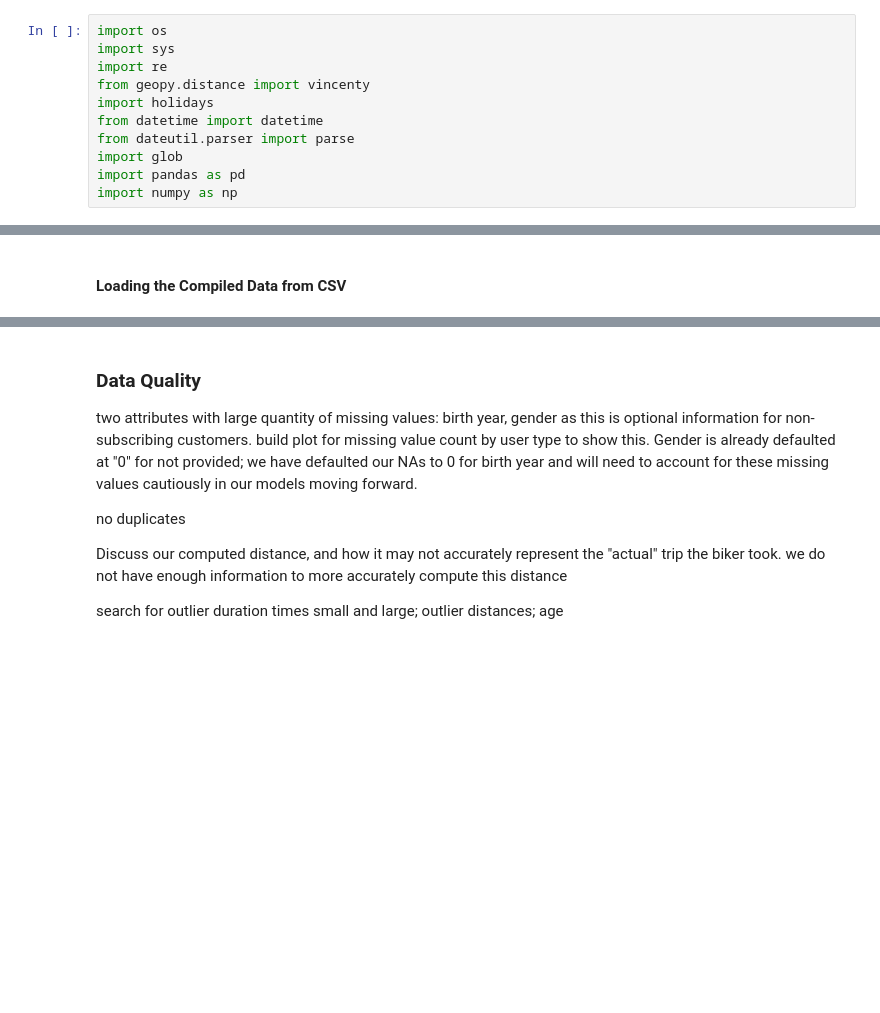
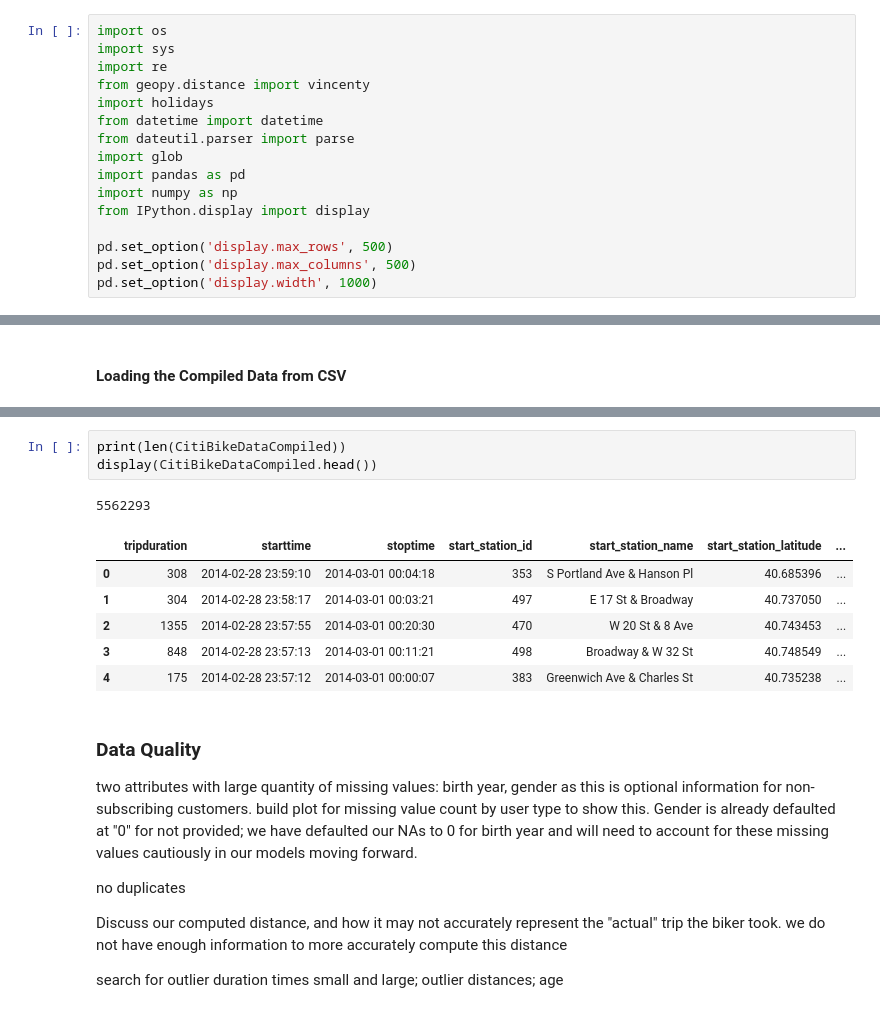
Before and after one commit to msmith-ds/DataMining, a Jupyter notebook: Project1/Project1_CitiBikeNYC.ipynb, the cells around one changed output, grey strips where cells are left out. Saved outputs shown, nothing was run; the diff lists cells and outputs as text; blank space fills up the shorter version.

Commit message:
Load Compiled Updates

```diff
--- a/Project1/Project1_CitiBikeNYC.ipynb
+++ b/Project1/Project1_CitiBikeNYC.ipynb
@@ -68,6 +68,11 @@ from dateutil.parser import parse
 import glob
 import pandas as pd
 import numpy as np
+from IPython.display import display
+
+pd.set_option('display.max_rows', 500)
+pd.set_option('display.max_columns', 500)
+pd.set_option('display.width', 1000)
 # %%
 starttime = datetime.now()
 print(starttime)
@@ -295,3 +280,14 @@ print(CitiBikeDataCompiled.head())
+# %%
+print(len(CitiBikeDataCompiled))
+display(CitiBikeDataCompiled.head())
+# %% [output]
+5562293
+|  | tripduration | starttime | stoptime | start_station_id | start_station_name | start_station_latitude | ... |
+| 0 | 308 | 2014-02-28 23:59:10 | 2014-03-01 00:04:18 | 353 | S Portland Ave & Hanson Pl | 40.685396 | ... |
+| 1 | 304 | 2014-02-28 23:58:17 | 2014-03-01 00:03:21 | 497 | E 17 St & Broadway | 40.737050 | ... |
+| 2 | 1355 | 2014-02-28 23:57:55 | 2014-03-01 00:20:30 | 470 | W 20 St & 8 Ave | 40.743453 | ... |
+| 3 | 848 | 2014-02-28 23:57:13 | 2014-03-01 00:11:21 | 498 | Broadway & W 32 St | 40.748549 | ... |
+| 4 | 175 | 2014-02-28 23:57:12 | 2014-03-01 00:00:07 | 383 | Greenwich Ave & Charles St | 40.735238 | ... |
 # %% [markdown]
 ### Data Quality
 
```
Also changed, not shown: parts of 2 cells of this notebook.
